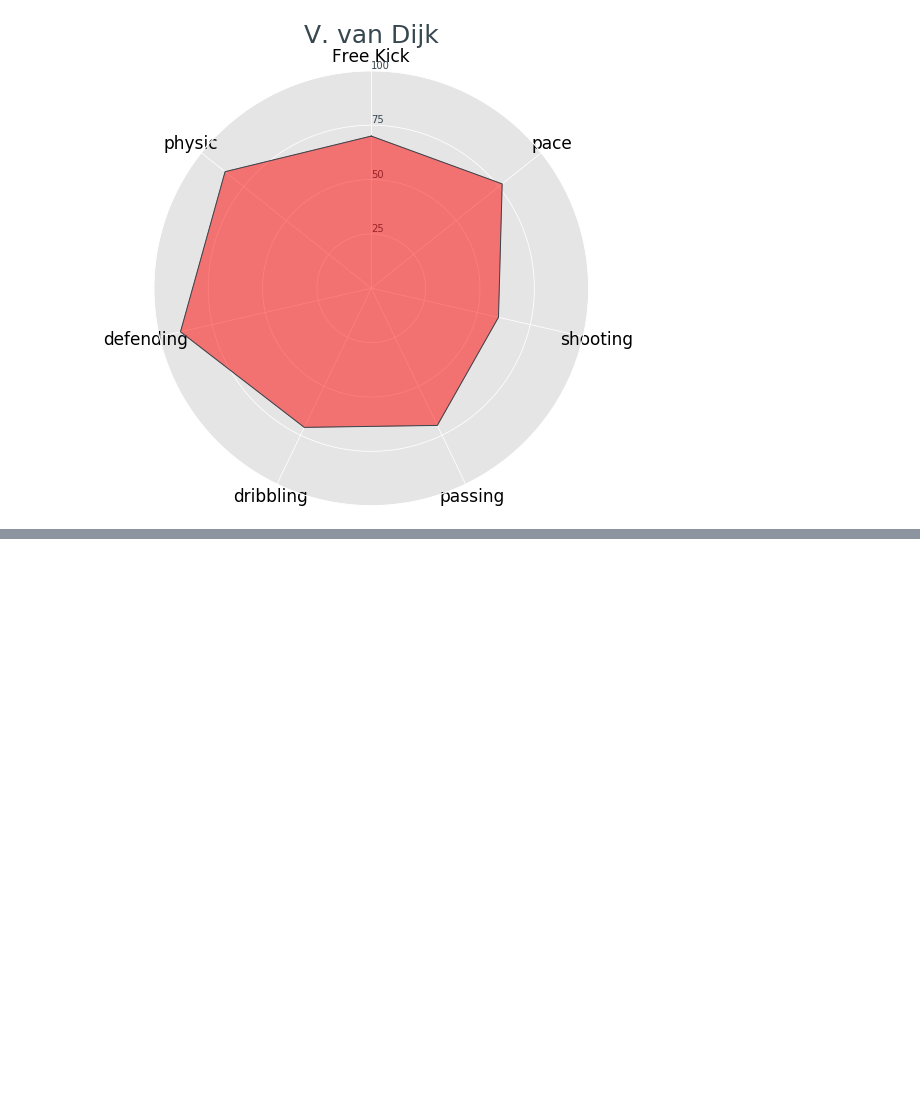
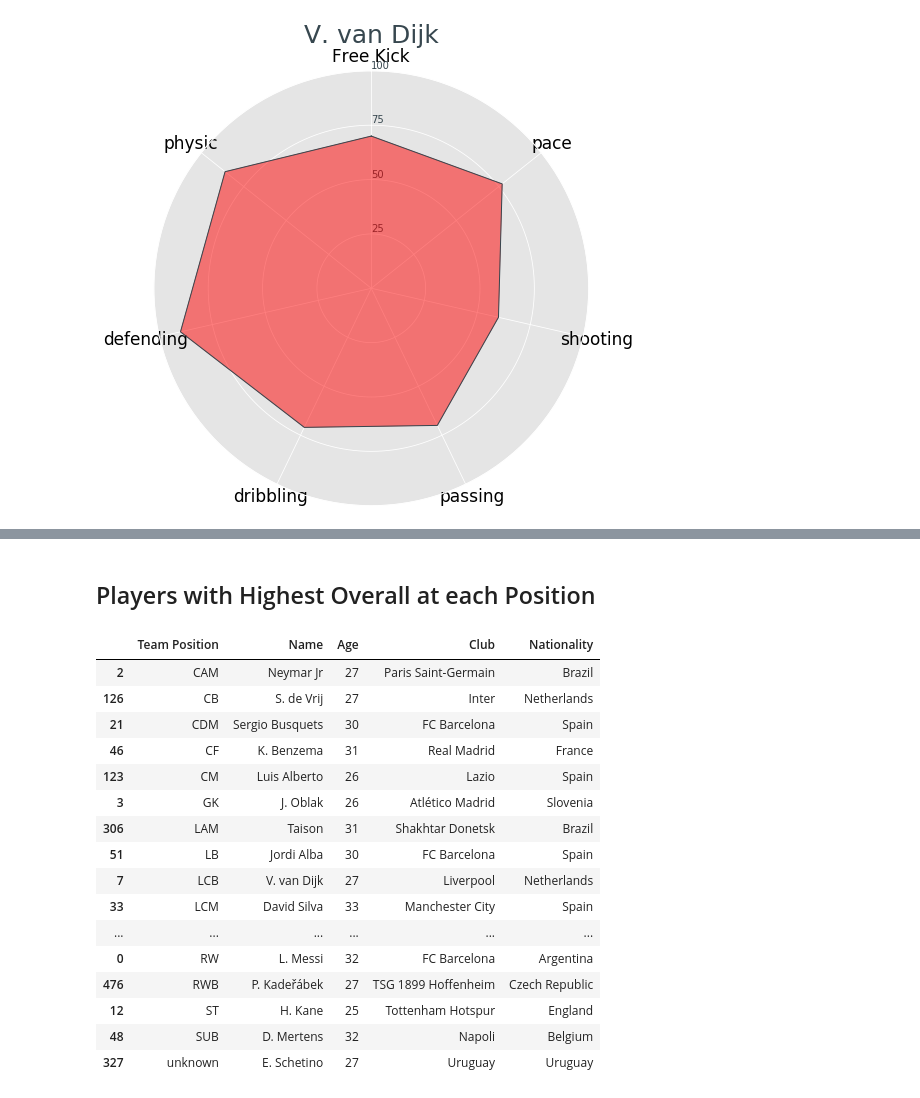
Before and after one commit to shlokadaga/fifa20, a Jupyter notebook: fifa20_project.ipynb, the cells around one changed output, grey strips where cells are left out. Drawn from its saved outputs; the diff is of its cells as text; code cells hidden in the pictures; blank space fills up the shorter version.

```diff
--- a/fifa20_project.ipynb
+++ b/fifa20_project.ipynb
@@ -631,0 +690,8 @@ graphpolar(7)
+# %%
+import datetime
+now=datetime.datetime.now()
+df_new['Joined_Year']=df.joined.dropna().map(lambda x: x.split('-')[2])
+df_new['Years For Club']=(df_new.Joined_Year.dropna().map(lambda x:now.year-int(x))).astype('int')
+member=df_new[['Name','Age','Club','Years For Club']].sort_values(by='Years For Club',ascending=False)
+member.set_index('Name',inplace=True)
+member.head(15)
@@ -631,0 +716,22 @@ graphpolar(7)
+# %% [markdown]
+## Players with Highest Overall at each Position
+# %%
+df_new.iloc[df_new.groupby(df_new['Team Position'])['Overall'].idxmax()][['Team Position', 'Name', 'Age', 'Club', 'Nationality']]
+# %% [output]
+|  | Team Position | Name | Age | Club | Nationality |
+| 2 | CAM | Neymar Jr | 27 | Paris Saint-Germain | Brazil |
+| 126 | CB | S. de Vrij | 27 | Inter | Netherlands |
+| 21 | CDM | Sergio Busquets | 30 | FC Barcelona | Spain |
+| 46 | CF | K. Benzema | 31 | Real Madrid | France |
+| 123 | CM | Luis Alberto | 26 | Lazio | Spain |
+| 3 | GK | J. Oblak | 26 | Atlético Madrid | Slovenia |
+| 306 | LAM | Taison | 31 | Shakhtar Donetsk | Brazil |
+| 51 | LB | Jordi Alba | 30 | FC Barcelona | Spain |
+| 7 | LCB | V. van Dijk | 27 | Liverpool | Netherlands |
+| 33 | LCM | David Silva | 33 | Manchester City | Spain |
+| ... | ... | ... | ... | ... | ... |
+| 0 | RW | L. Messi | 32 | FC Barcelona | Argentina |
+| 476 | RWB | P. Kadeřábek | 27 | TSG 1899 Hoffenheim | Czech Republic |
+| 12 | ST | H. Kane | 25 | Tottenham Hotspur | England |
+| 48 | SUB | D. Mertens | 32 | Napoli | Belgium |
+| 327 | unknown | E. Schetino | 27 | Uruguay | Uruguay |
```
Also changed, not shown: parts of 7 cells of this notebook.
